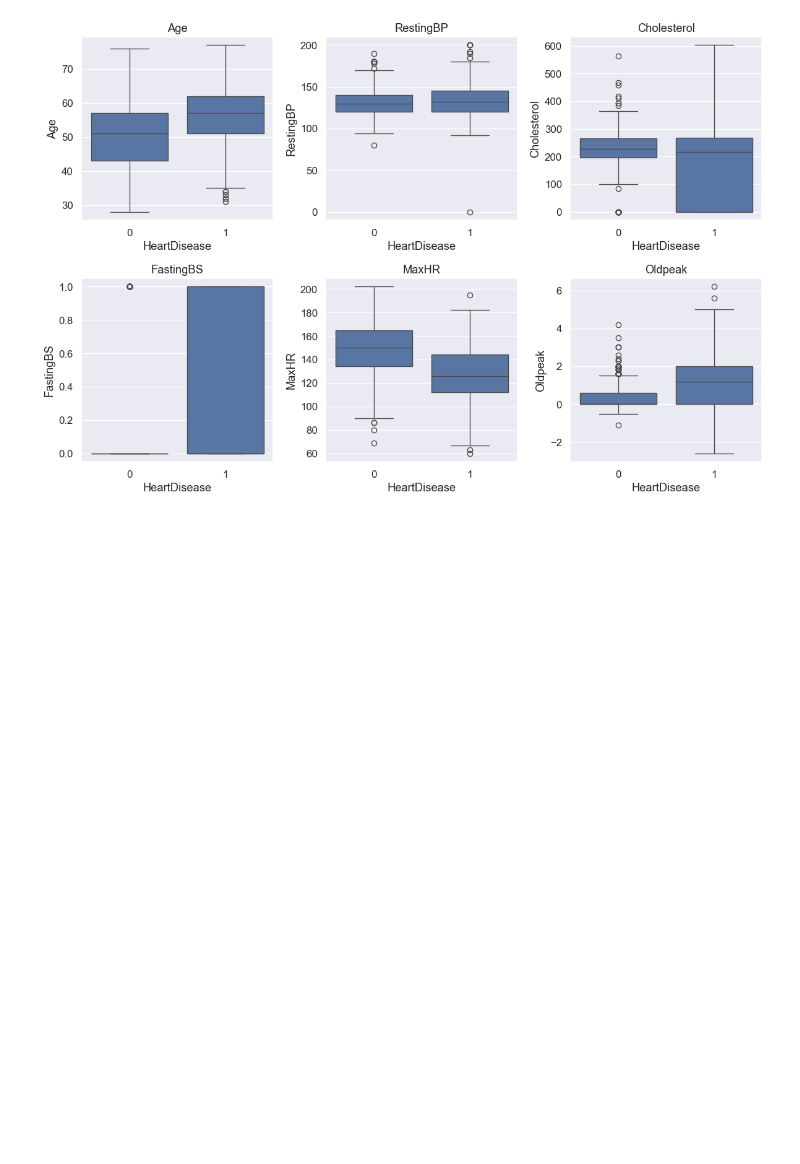
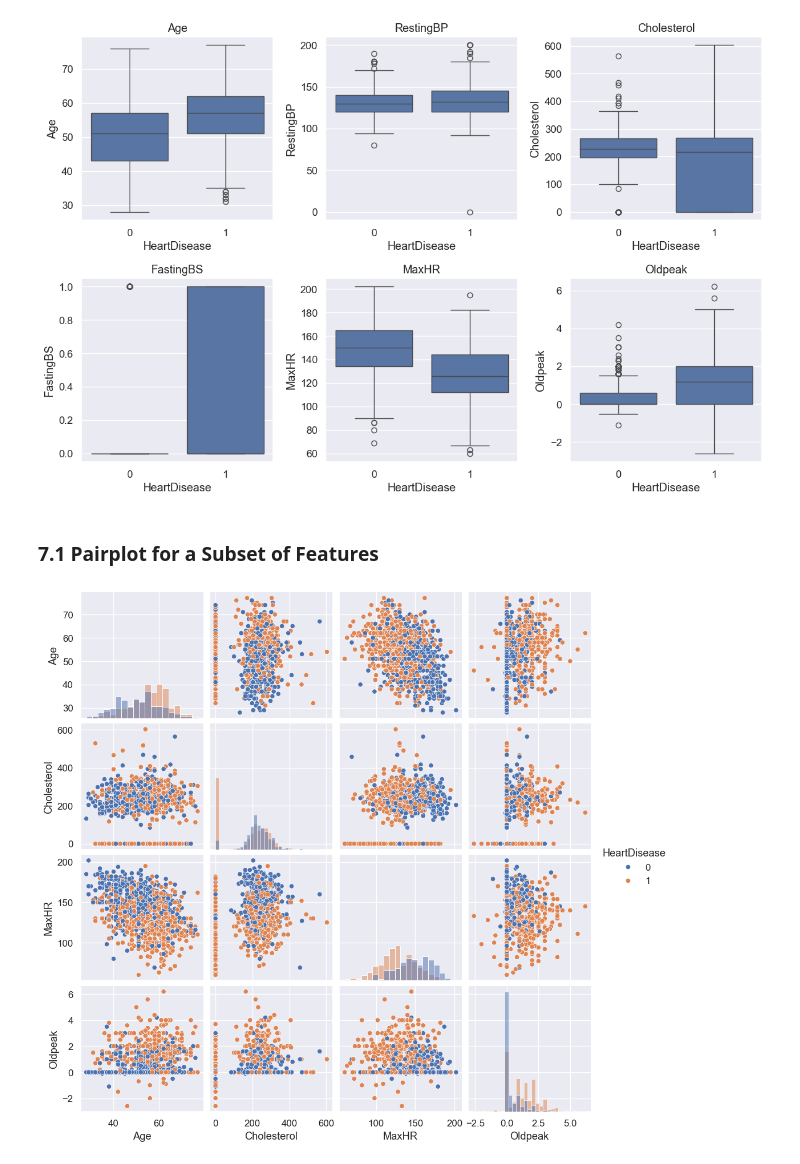
Before and after one commit to tanvershikder/practice_hart_disess_datasets, a Jupyter notebook: work_with_data_set.ipynb, the cells around one changed output. Cells and saved outputs as stored; diff of their text form; code cells hidden in the pictures; blank space fills up the shorter version.

```diff
--- a/work_with_data_set.ipynb
+++ b/work_with_data_set.ipynb
@@ -183,3 +183,11 @@ plt.tight_layout()
 plt.show()
 # %% [output]
 [figure]
+# %% [markdown]
+### 7.1 Pairplot for a Subset of Features
+# %%
+#Pairplot for a Subset of Features
+sns.pairplot(df[["Age","Cholesterol","MaxHR", "Oldpeak", "HeartDisease"]],hue="HeartDisease", diag_kind="hist")
+plt.show()
+# %% [output]
+[figure, added]
```
Also changed, not shown: parts of 2 cells of this notebook.
